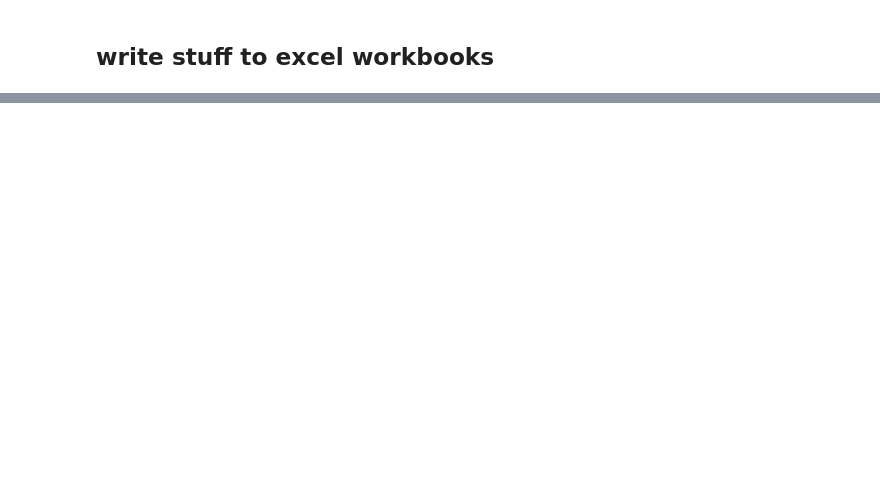
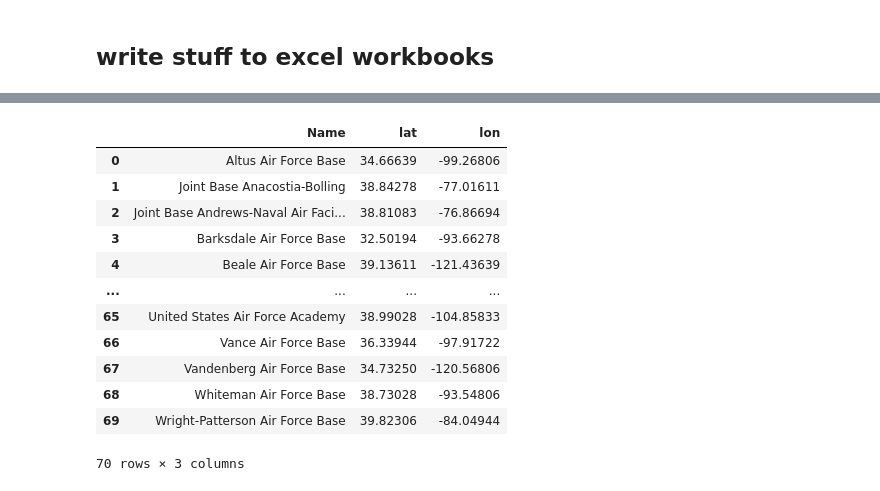
Before and after one commit to gpschnaars/dean_post, a Jupyter notebook: testing.ipynb, the cells around one changed output, grey strips where cells are left out. Saved outputs shown, nothing was run; the diff lists cells and outputs as text; code cells hidden in the pictures; blank space fills up the shorter version.

```diff
--- a/testing.ipynb
+++ b/testing.ipynb
@@ -544,0 +602,20 @@ df_final.to_excel("data/outputs/distances_all.xlsx")
+# %%
+df_usaf = pd.read_pickle("data/lookups/USAF Lookup.pkl")
+# %%
+df_usaf = df_usaf[['Name', 'lat', 'lon']]
+# %%
+df_usaf
+# %% [output]
+|  | Name | lat | lon |
+| 0 | Altus Air Force Base | 34.66639 | -99.26806 |
+| 1 | Joint Base Anacostia-Bolling | 38.84278 | -77.01611 |
+| 2 | Joint Base Andrews-Naval Air Faci... | 38.81083 | -76.86694 |
+| 3 | Barksdale Air Force Base | 32.50194 | -93.66278 |
+| 4 | Beale Air Force Base | 39.13611 | -121.43639 |
+| ... | ... | ... | ... |
+| 65 | United States Air Force Academy | 38.99028 | -104.85833 |
+| 66 | Vance Air Force Base | 36.33944 | -97.91722 |
+| 67 | Vandenberg Air Force Base | 34.73250 | -120.56806 |
+| 68 | Whiteman Air Force Base | 38.73028 | -93.54806 |
+| 69 | Wright-Patterson Air Force Base | 39.82306 | -84.04944 |
+70 rows × 3 columns
```
Also changed, not shown: parts of 40 cells of this notebook.
